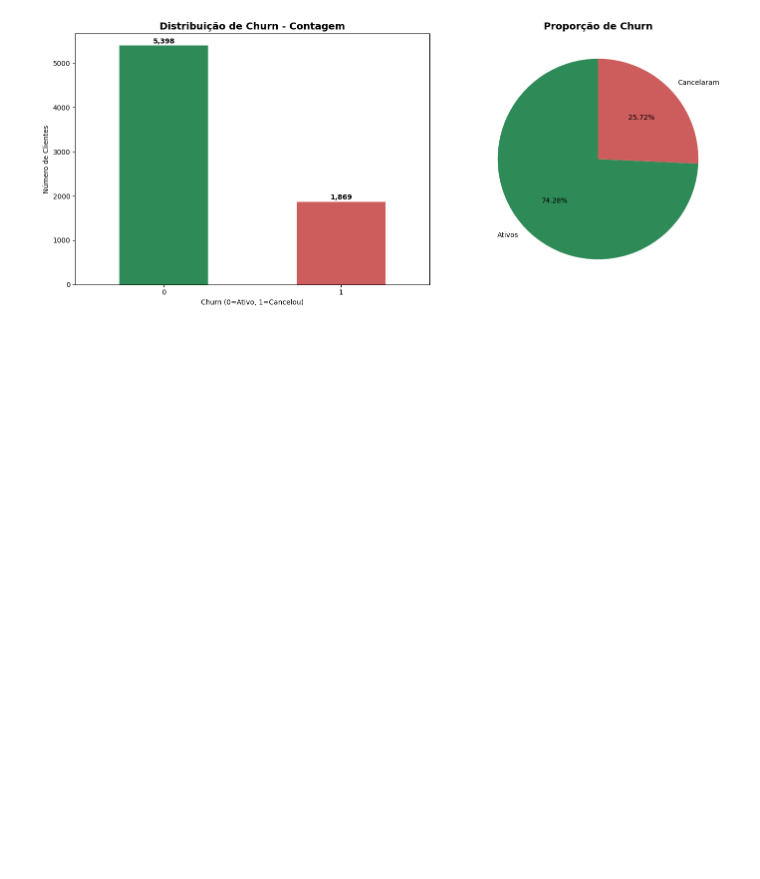
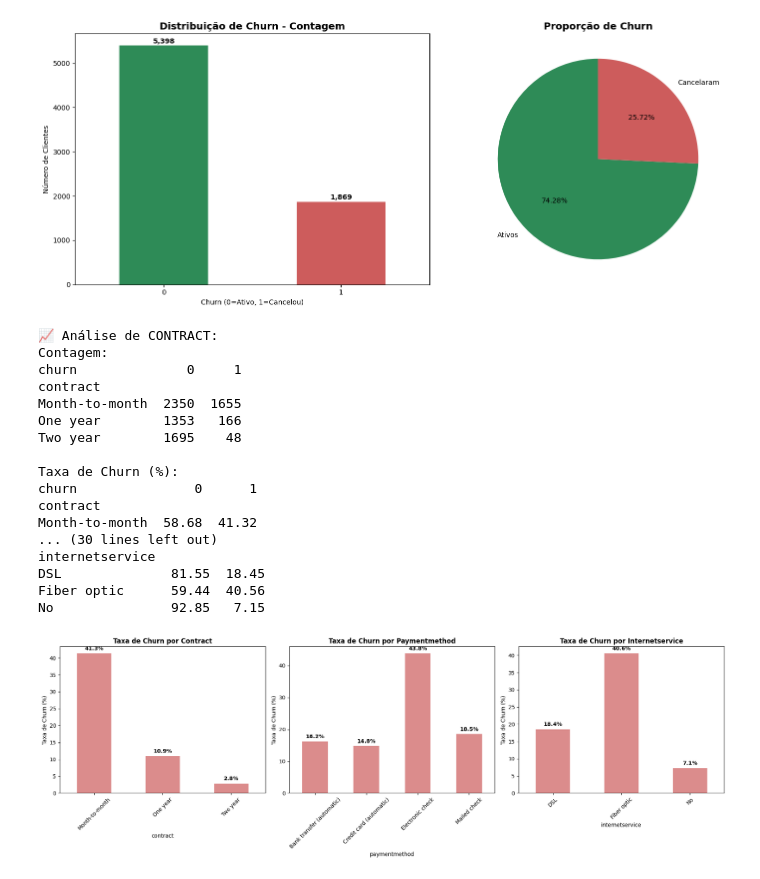
Before and after one commit to Laviniamadeira/TelecomX, a Jupyter notebook: TelecomX_BR.ipynb, the cells around one changed output. Cells and saved outputs as stored; diff of their text form; code cells hidden in the pictures; blank space fills up the shorter version.

Commit message:
analise exploratoria e colocando graficos para analisar

```diff
--- a/TelecomX_BR.ipynb
+++ b/TelecomX_BR.ipynb
@@ -222,3 +222,43 @@ def analyze_churn_by_category(df, column):
     print(churn_rate.round(2))
 
     return cross_tab, churn_rate
+# %%
+# Analisar as principais variáveis categóricas - APENAS AS MAIS IMPORTANTES
+key_vars = ['contract', 'paymentmethod', 'internetservice']  # Reduzido para 3 principais
+
+fig, axes = plt.subplots(1, 3, figsize=(18, 6))  # Uma linha só
+
+for i, var in enumerate(key_vars):
+    cross_tab, churn_rate = analyze_churn_by_category(df, var)
+
+    # Plotar taxa de churn
+    churn_rate[1].plot(kind='bar', ax=axes[i], color='#CD5C5C', alpha=0.7)
+    axes[i].set_title(f'Taxa de Churn por {var.title()}', fontweight='bold')
+    axes[i].set_ylabel('Taxa de Churn (%)')
+    axes[i].tick_params(axis='x', rotation=45)
+
+    # Adicionar valores nas barras
+    for j, v in enumerate(churn_rate[1].values):
+        axes[i].text(j, v + 1, f'{v:.1f}%', ha='center', fontweight='bold')
+
+plt.tight_layout()
+plt.show()
+# %% [output]
+📈 Análise de CONTRACT:
+Contagem:
+churn              0     1
+contract
+Month-to-month  2350  1655
+One year        1353   166
+Two year        1695    48
+
+Taxa de Churn (%):
+churn               0      1
+contract
+Month-to-month  58.68  41.32
+... (30 lines left out)
+internetservice
+DSL              81.55  18.45
+Fiber optic      59.44  40.56
+No               92.85   7.15
+[figure, added]
```
Also changed, not shown: parts of 4 cells of this notebook.
